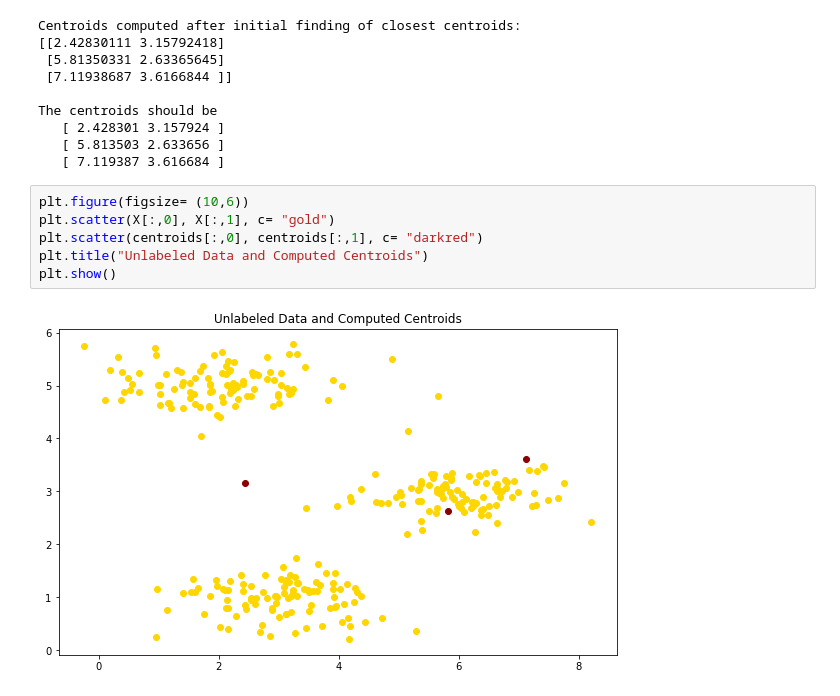
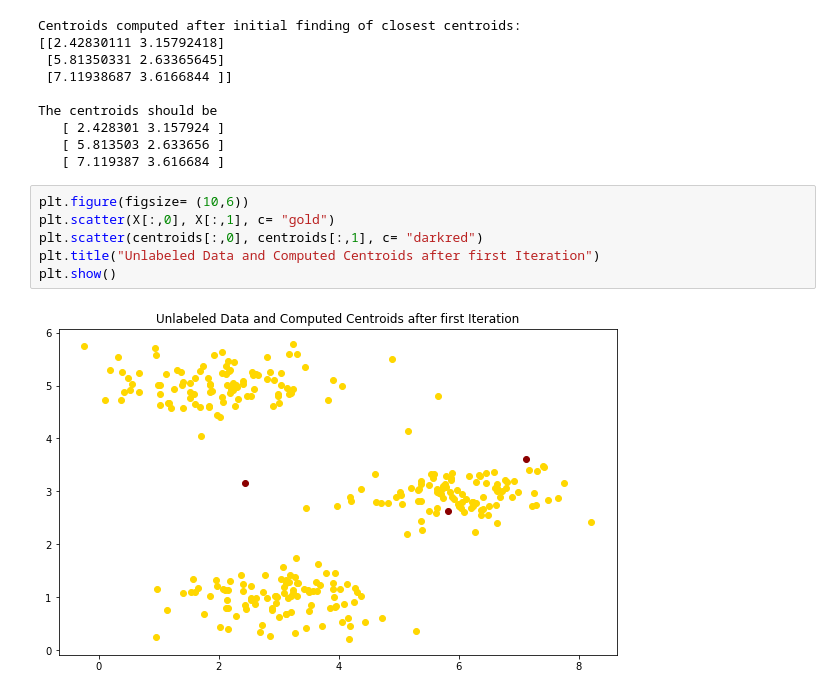
Before and after one commit to SoroushGhaderi/Machine_Learning_Andrew_Ng_exercises_with_Python, a Jupyter notebook: K-means and PCA/K-means and PCA.ipynb, the cells around one changed output. Cells and saved outputs as stored; diff of their text form.

```diff
--- a/K-means and PCA/K-means and PCA.ipynb
+++ b/K-means and PCA/K-means and PCA.ipynb
@@ -227,8 +231,8 @@ The centroids should be
 # %%
 plt.figure(figsize= (10,6))
 plt.scatter(X[:,0], X[:,1], c= "gold")
 plt.scatter(centroids[:,0], centroids[:,1], c= "darkred")
-plt.title("Unlabeled Data and Computed Centroids")
+plt.title("Unlabeled Data and Computed Centroids after first Iteration")
 plt.show()
 # %% [output]
-[figure, old version]
+[figure, new version]
```
Also changed, not shown: parts of 9 cells of this notebook.
